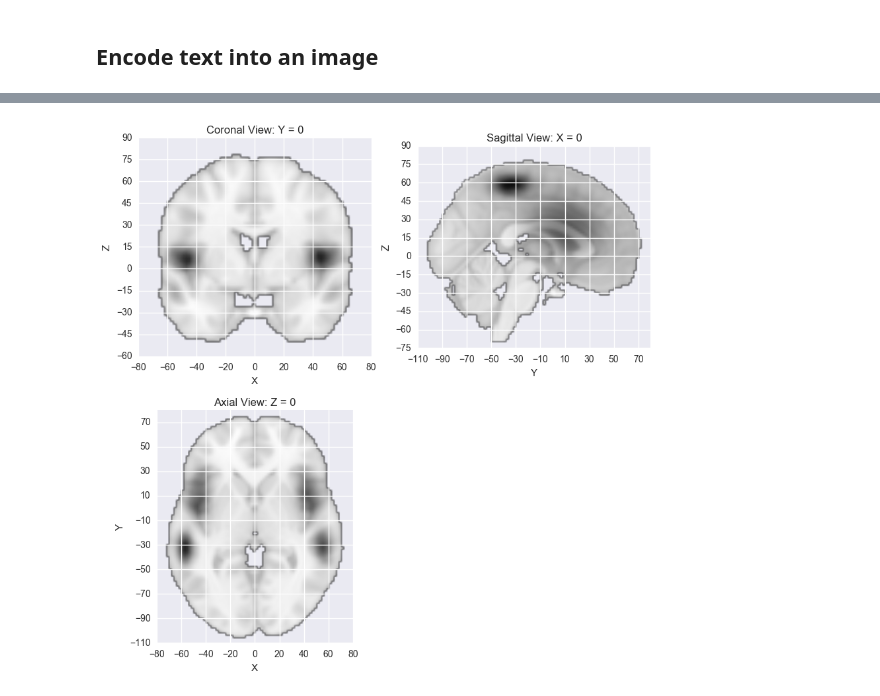
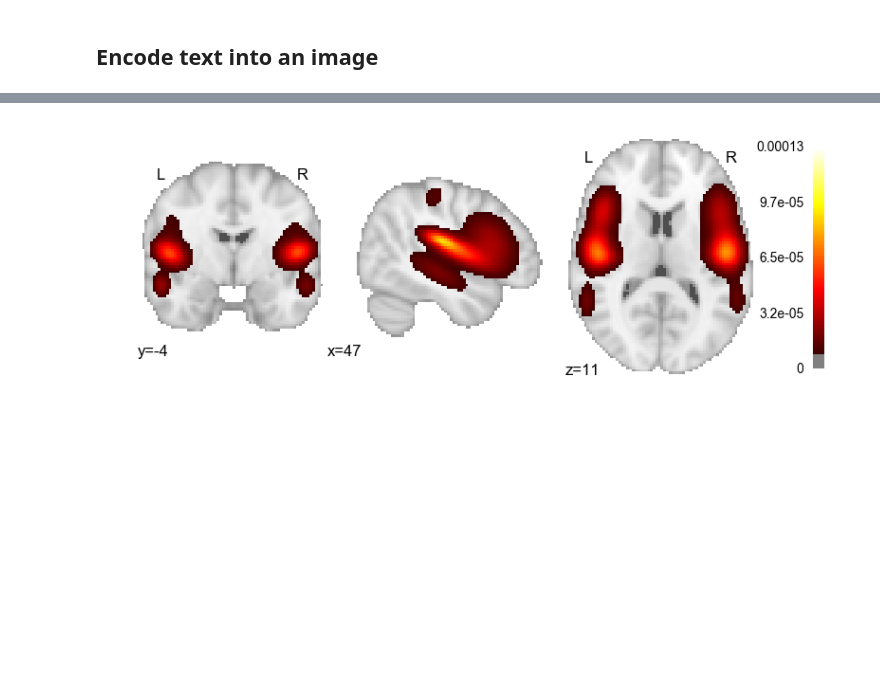
Before and after one commit to jeromedockes/gclda, a Jupyter notebook: examples/perform_decoding_and_encoding.ipynb, the cells around one changed output, grey strips where cells are left out. Drawn from its saved outputs; the diff is of its cells as text; code cells hidden in the pictures; blank space fills up the shorter version.

```diff
--- a/examples/perform_decoding_and_encoding.ipynb
+++ b/examples/perform_decoding_and_encoding.ipynb
@@ -24,8 +25,8 @@ or matplotlib.backends is imported for the first time.
 %%time
 # Load example model and initialize decoder
 model = Model.load(join(get_resource_path(), 'models',
-                        'Neurosynth2015Unfiltered2',
-                        'model_200topics_20170813.pkl'))
+                        'Neurosynth2015Filtered2',
+                        'model_200topics_2015Filtered2.pkl'))
 decoder = Decoder(model)
 
 model.display_model_summary()
@@ -56,6 +57,10 @@ roi_file = 'data/fusiform.nii.gz'
 fusiform_df = decoder.decode_roi(roi_file)
 fusiform_df = fusiform_df.sort_values(by='Weight', ascending=False)
 print(fusiform_df.head(10))
+
+roi_img = nib.load(roi_file)
+fig = plotting.plot_roi(roi_img, display_mode='ortho',
+                        draw_cross=False)
 # %% [output]
                Weight
 Term
@@ -113,6 +123,10 @@ continuous_file = 'data/faces_specificity_z.nii.gz'
 faces_df = decoder.decode_continuous(continuous_file)
 faces_df = faces_df.sort_values(by='Weight', ascending=True)
 print(faces_df.head(10))
+
+continuous_img = nib.load(continuous_file)
+fig = plotting.plot_stat_map(continuous_img, display_mode='ortho',
+                             threshold=.001, draw_cross=False)
 # %% [output]
               Weight
 Term
@@ -133,7 +148,9 @@ Wall time: 18.6 s
 # %%
 %%time
 text = 'painful stimulation during a language task'
-text_image = decoder.encode(text)
-underlay = model.dataset.masker.volume
-fig = plot_brain(text_image, underlay)
+encoded_arr = decoder.encode(text)
+affine = model.dataset.masker.volume.affine
+encoded_image = nib.Nifti1Image(encoded_arr, affine)
+fig = plotting.plot_stat_map(encoded_image, display_mode='ortho',
+                             threshold=.00001, draw_cross=False)
 # %% [output]
@@ -142 +159 @@ Wall time: 21.1 s
-[figure, old version]
+[figure, new version]
```
Also changed, not shown: parts of 6 cells of this notebook, 10 other files.
